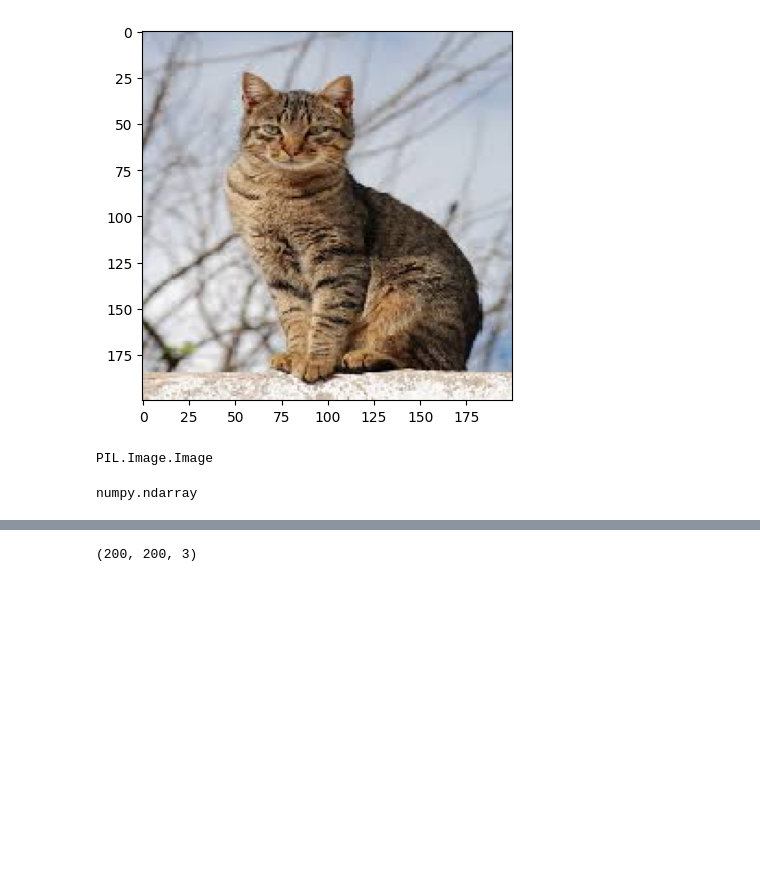
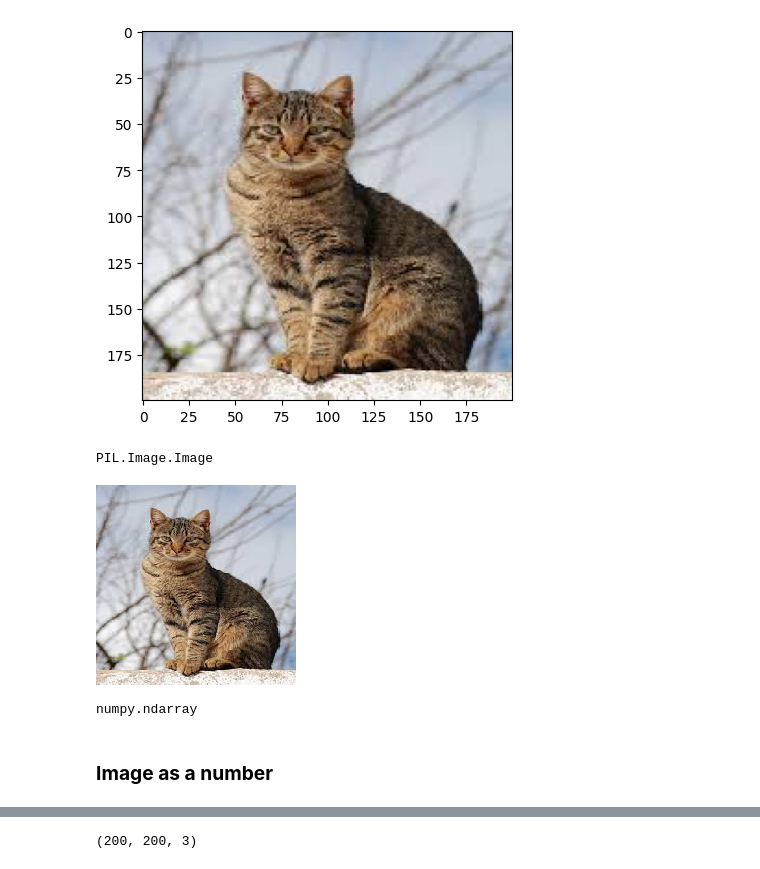
Before and after one commit to 007arjungangwar/Foundations-of-Data-Engineering-Sec1, a Jupyter notebook: Data_Augmentation_single_Image.ipynb, the cells around one changed output, grey strips where cells are left out. Cells and saved outputs as stored; diff of their text form; code cells hidden in the pictures; blank space fills up the shorter version.

```diff
--- a/Data_Augmentation_single_Image.ipynb
+++ b/Data_Augmentation_single_Image.ipynb
@@ -30,6 +24,12 @@ datagen = ImageDataGenerator(
+# %%
+img
+# %% [output]
+[figure, added]
 # %%
 img = image.img_to_array(img)
 # %%
 type(img)
 # %% [output]
 numpy.ndarray
+# %% [markdown]
+### **Image as a number**
```
Also changed, not shown: parts of 17 cells of this notebook.
